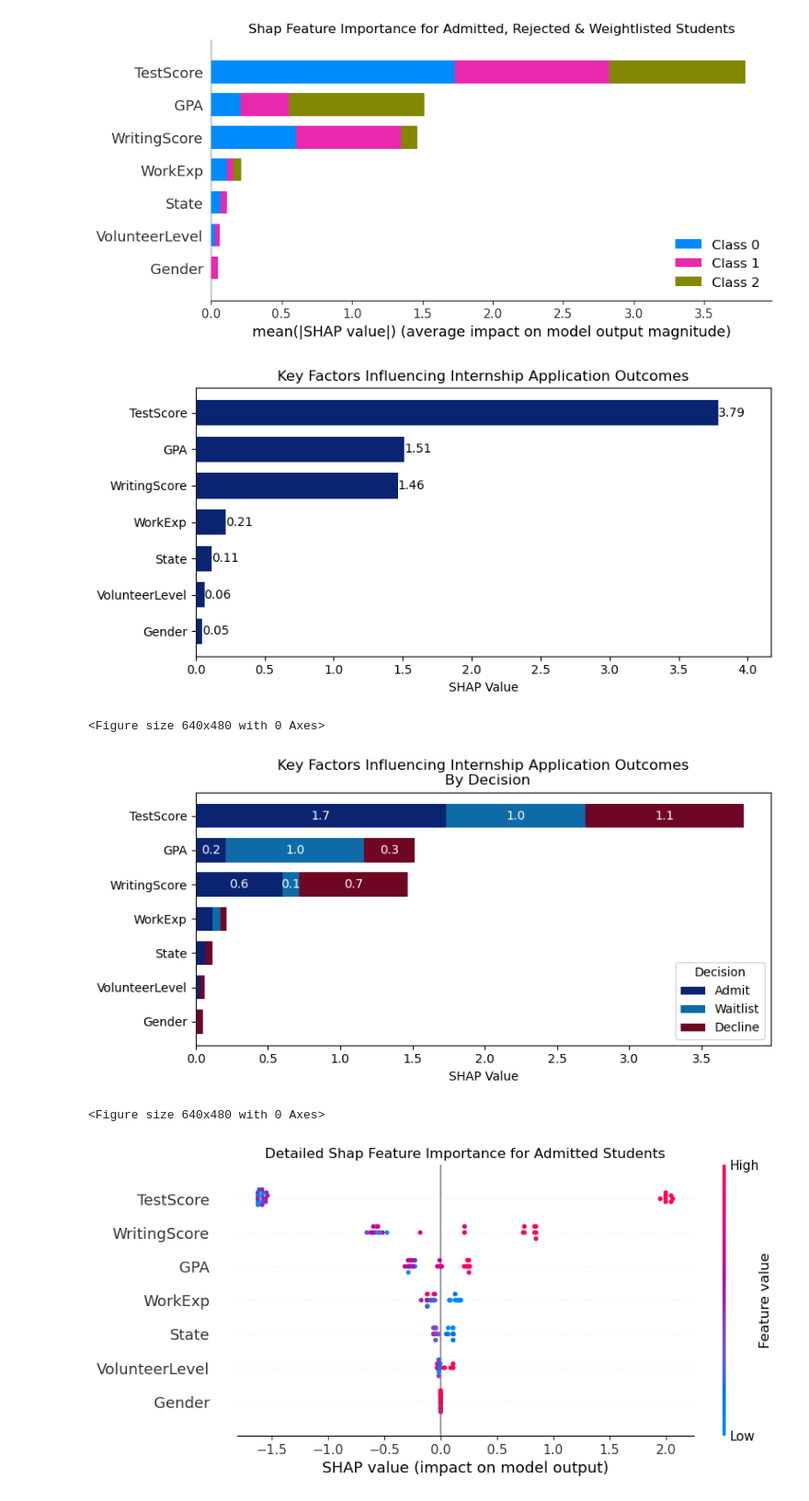
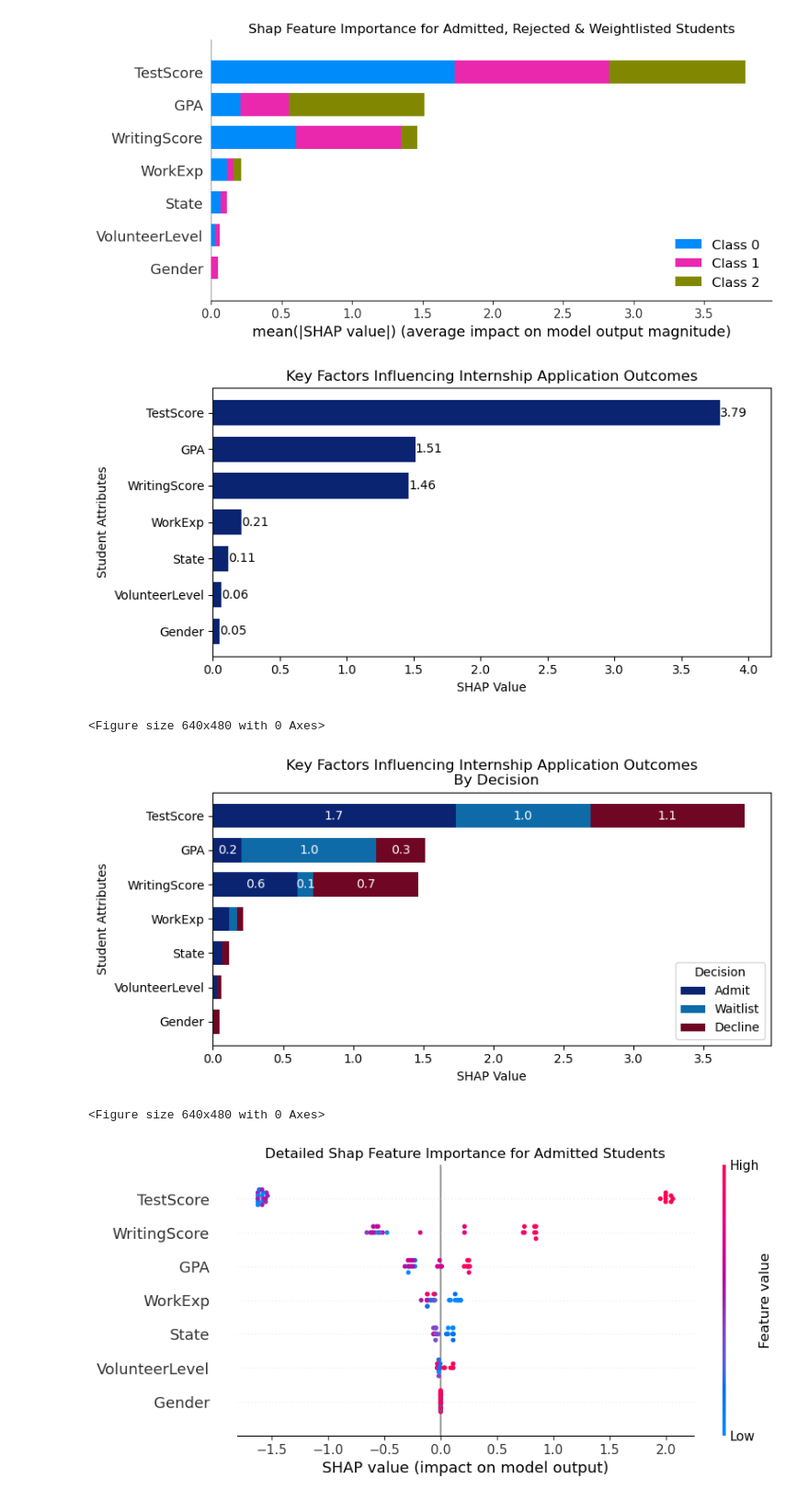
Before and after one commit to ad1589/dsan-5900.github.io, a Jupyter notebook: code/amelia_xgboost/xgboost.ipynb, the cells around one changed output. Shown at 92% size. Saved outputs shown, nothing was run; the diff lists cells and outputs as text; code cells hidden in the pictures.

```diff
--- a/code/amelia_xgboost/xgboost.ipynb
+++ b/code/amelia_xgboost/xgboost.ipynb
@@ -527,17 +527,17 @@ for bar in bars:
         ha='left'  # Left align the text (so it starts at the bar end)
     )
 
-
-
 plt.xlim(0, max(shap_df_sorted["Mean Abs SHAP Value"]) * 1.1)  # Add 10% more space to the right
 
 plt.title("Key Factors Influencing Internship Application Outcomes")
 plt.xlabel("SHAP Value")
+plt.ylabel("Student Attributes")
+
 plt.tight_layout()
 plt.show()
 plt.savefig('../../website/images/overall_shap.png', dpi=300, bbox_inches='tight')
 # %% [output]
-[figure, old version]
+[figure, new version]
 <Figure size 640x480 with 0 Axes>
 # %%
 mean_shap_values_per_class = [np.abs(shap_values[class_idx]).mean(0) for class_idx in range(len(model.classes_))]
@@ -550,34 +550,35 @@ shap_df_sorted = shap_df.sort_values('Total', ascending=True).drop('Total', axis
 
 colors = ['#0A2472', '#0E6BA8', '#6F0624']
 
 fig, ax = plt.subplots(figsize=(8, 4))
 bar_width = 0.7  # Custom bar width
 y_pos = np.arange(len(shap_df_sorted))
 
 # Iterate over each decision class to plot
 for i, (decision, color) in enumerate(zip(shap_df_sorted.columns, colors)):
     starts = shap_df_sorted.iloc[:, :i].sum(axis=1) if i > 0 else np.zeros(len(shap_df_sorted))
     rects = ax.barh(y_pos, shap_df_sorted[decision], bar_width, left=starts, label=decision, color=color)
 
     # Process only the last three bars
     for rect in rects[-3:]:
         width = rect.get_width()
         label_x_pos = rect.get_x() + width / 2
         ax.text(label_x_pos, rect.get_y() + rect.get_height() / 2, f'{width:.1f}', ha='center', va='center', color='white')
 
 ax.set_yticks(y_pos)
 ax.set_yticklabels(shap_df_sorted.index)
 
 ax.set_title("Key Factors Influencing Internship Application Outcomes\n  By Decision")
 ax.set_xlabel("SHAP Value")
+plt.ylabel("Student Attributes")
 ax.legend(title="Decision")
 
 plt.tight_layout()
 plt.show()
 
 plt.savefig('../../website/images/breakout_shap.png', dpi=300, bbox_inches='tight')
 # %% [output]
-[figure, old version]
+[figure, new version]
 <Figure size 640x480 with 0 Axes>
 # %%
 # ddetailed summary plots
```
Also changed, not shown: 8 other files.
